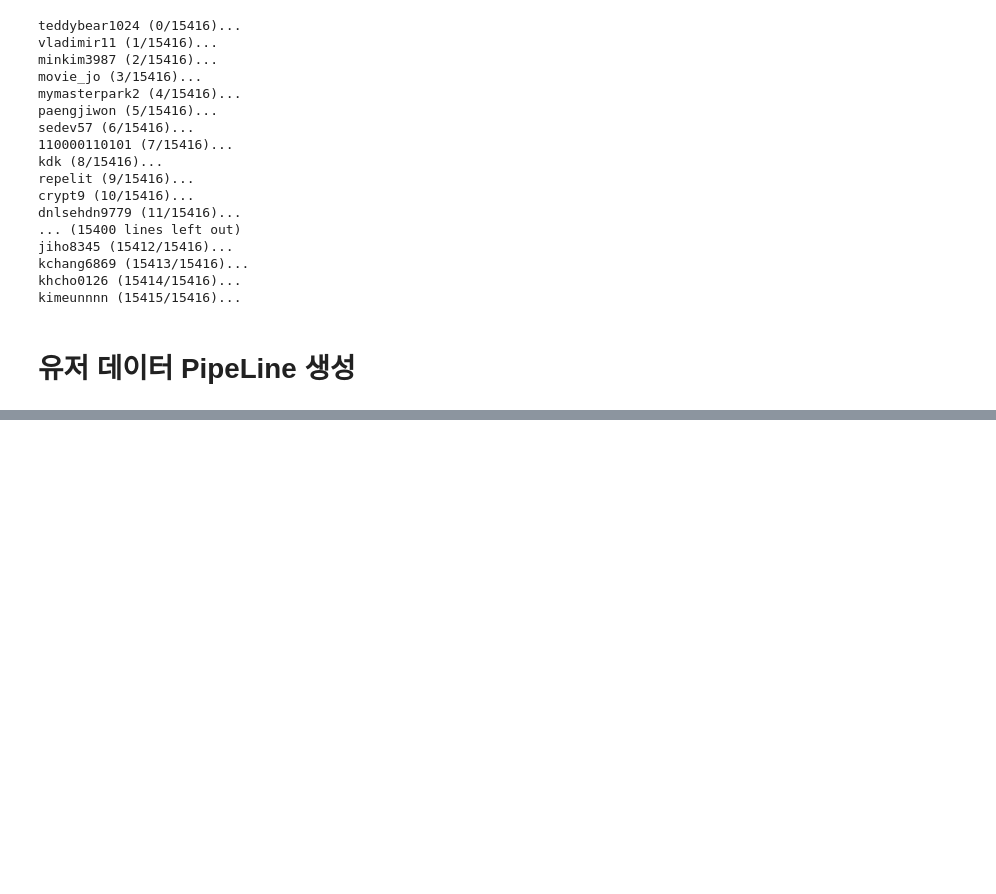
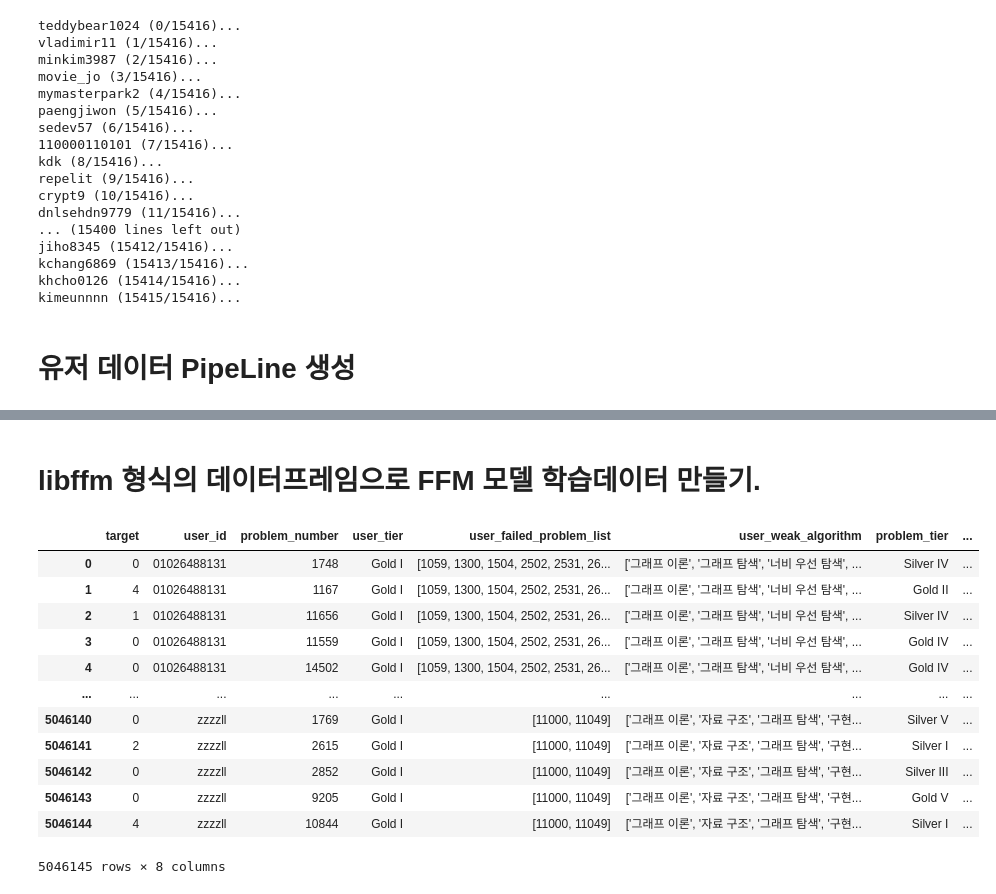
Before and after one commit to Kim-Song/Recommend, a Jupyter notebook: AI/Data/Data_pipeline.ipynb, the cells around one changed output, grey strips where cells are left out. Drawn from its saved outputs; the diff is of its cells as text; code cells hidden in the pictures; blank space fills up the shorter version.

```diff
--- a/AI/Data/Data_pipeline.ipynb
+++ b/AI/Data/Data_pipeline.ipynb
@@ -1711,0 +2217,23 @@ def user_update(user_id):
+# %% [markdown]
+# libffm 형식의 데이터프레임으로 FFM 모델 학습데이터 만들기.
+# %%
+import mysql.connector
+
+conn = mysql.connector.connect(
+    user='root',
+    password='llsy13579!',
+    host='localhost',
+    port=3306,
+    database='recommend_project'
+)
+
+DB_table_name = 'recommend_project'
+
+cursor = conn.cursor()
+use_query = f"USE {DB_table_name}"
+
+cursor.execute(use_query)
+
+set_query = "SET innodb_lock_wait_timeout = 28800;"
+
+cursor.execute(set_query)
@@ -1711,0 +2305,16 @@ def user_update(user_id):
+# %%
+libffm_df
+# %% [output]
+|  | target | user_id | problem_number | user_tier | user_failed_problem_list | user_weak_algorithm | problem_tier | ... |
+| 0 | 0 | 01026488131 | 1748 | Gold I | [1059, 1300, 1504, 2502, 2531, 26... | ['그래프 이론', '그래프 탐색', '너비 우선 탐색', ... | Silver IV | ... |
+| 1 | 4 | 01026488131 | 1167 | Gold I | [1059, 1300, 1504, 2502, 2531, 26... | ['그래프 이론', '그래프 탐색', '너비 우선 탐색', ... | Gold II | ... |
+| 2 | 1 | 01026488131 | 11656 | Gold I | [1059, 1300, 1504, 2502, 2531, 26... | ['그래프 이론', '그래프 탐색', '너비 우선 탐색', ... | Silver IV | ... |
+| 3 | 0 | 01026488131 | 11559 | Gold I | [1059, 1300, 1504, 2502, 2531, 26... | ['그래프 이론', '그래프 탐색', '너비 우선 탐색', ... | Gold IV | ... |
+| 4 | 0 | 01026488131 | 14502 | Gold I | [1059, 1300, 1504, 2502, 2531, 26... | ['그래프 이론', '그래프 탐색', '너비 우선 탐색', ... | Gold IV | ... |
+| ... | ... | ... | ... | ... | ... | ... | ... | ... |
+| 5046140 | 0 | zzzzll | 1769 | Gold I | [11000, 11049] | ['그래프 이론', '자료 구조', '그래프 탐색', '구현... | Silver V | ... |
+| 5046141 | 2 | zzzzll | 2615 | Gold I | [11000, 11049] | ['그래프 이론', '자료 구조', '그래프 탐색', '구현... | Silver I | ... |
+| 5046142 | 0 | zzzzll | 2852 | Gold I | [11000, 11049] | ['그래프 이론', '자료 구조', '그래프 탐색', '구현... | Silver III | ... |
+| 5046143 | 0 | zzzzll | 9205 | Gold I | [11000, 11049] | ['그래프 이론', '자료 구조', '그래프 탐색', '구현... | Gold V | ... |
+| 5046144 | 4 | zzzzll | 10844 | Gold I | [11000, 11049] | ['그래프 이론', '자료 구조', '그래프 탐색', '구현... | Silver I | ... |
+5046145 rows × 8 columns
```
Also changed, not shown: parts of 87 cells of this notebook, 15 other files.
